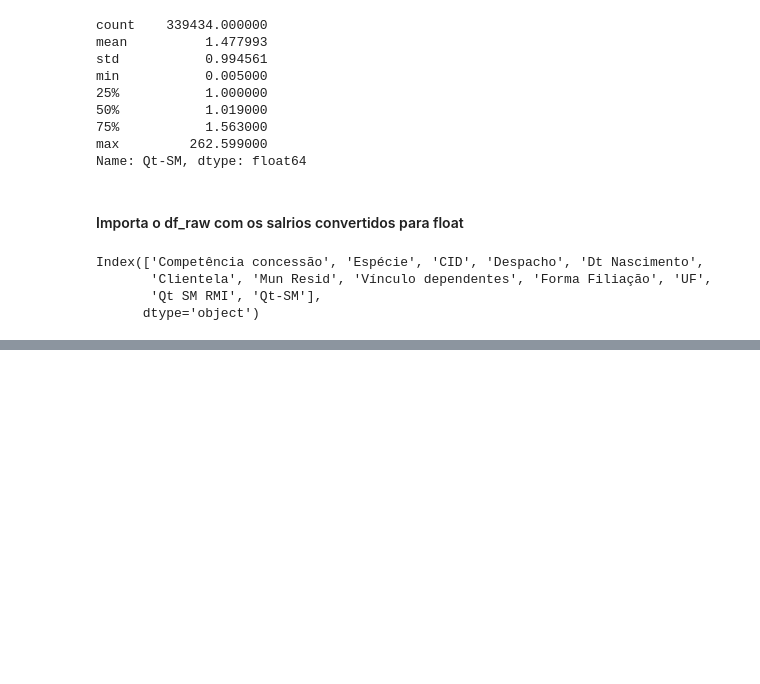
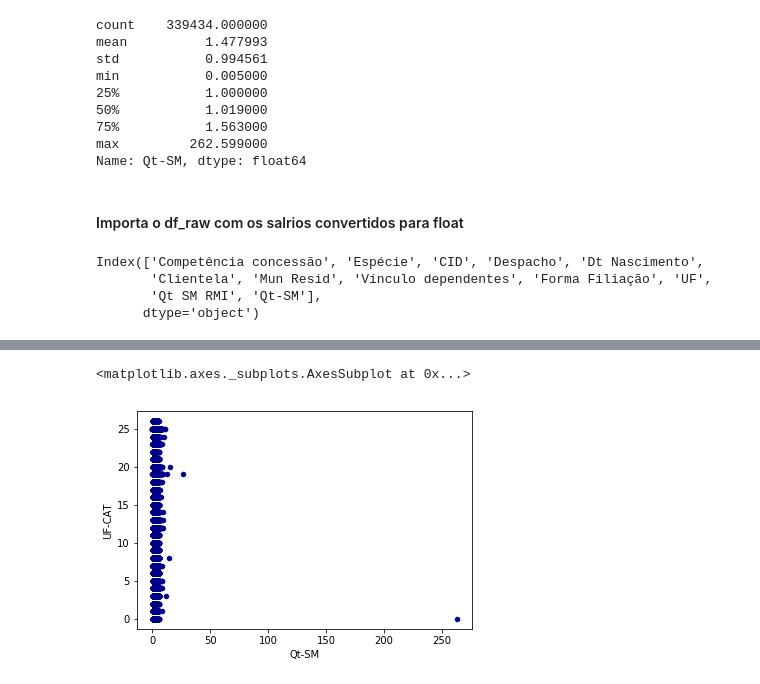
Before and after one commit to jeroavf/ExploraBeneficios, a Jupyter notebook: AnaliseBeneficios.ipynb, the cells around one changed output, grey strips where cells are left out. Drawn from its saved outputs; the diff is of its cells as text; code cells hidden in the pictures; blank space fills up the shorter version.

```diff
--- a/AnaliseBeneficios.ipynb
+++ b/AnaliseBeneficios.ipynb
@@ -125,0 +128,6 @@ df_raw['Qt-SM'].hist(bins=10)
+# %%
+df_raw['UF-CAT'] = df_raw['UF'].astype('category').cat.codes
+df_raw.plot.scatter(x='Qt-SM', y='UF-CAT' ,c='DarkBlue')
+# %% [output]
+<matplotlib.axes._subplots.AxesSubplot at 0x...>
+[figure, added]
```
Also changed, not shown: parts of 8 cells of this notebook, 1 other file.
